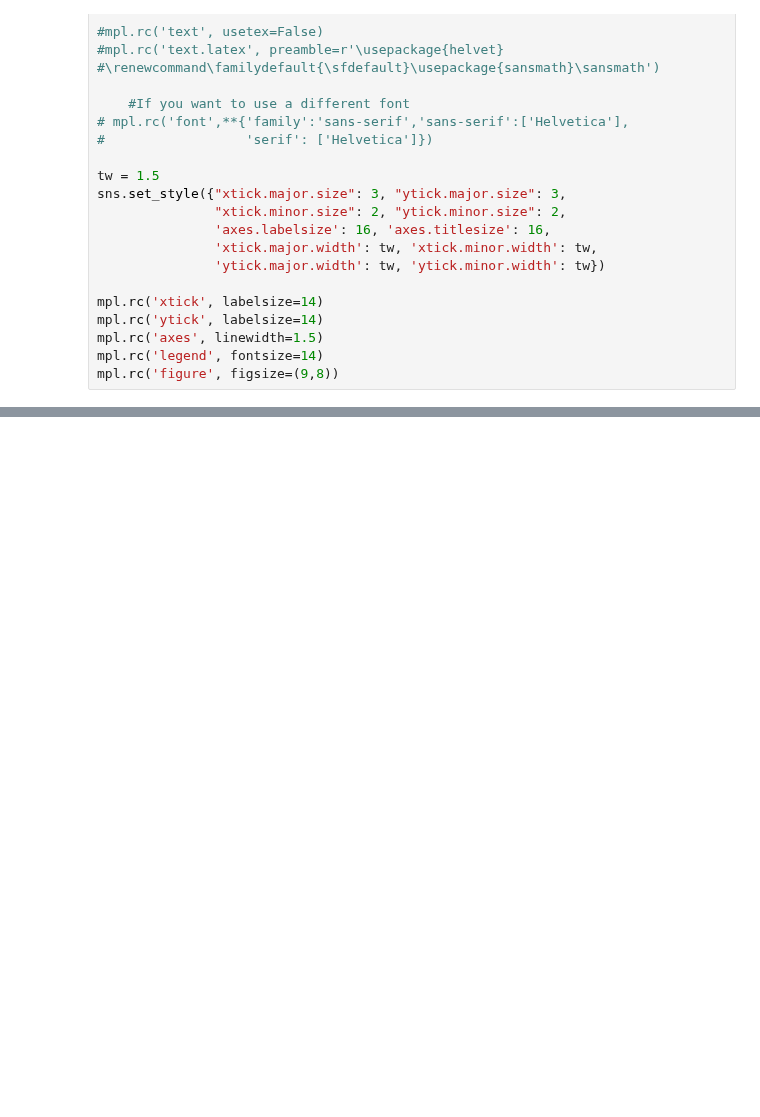
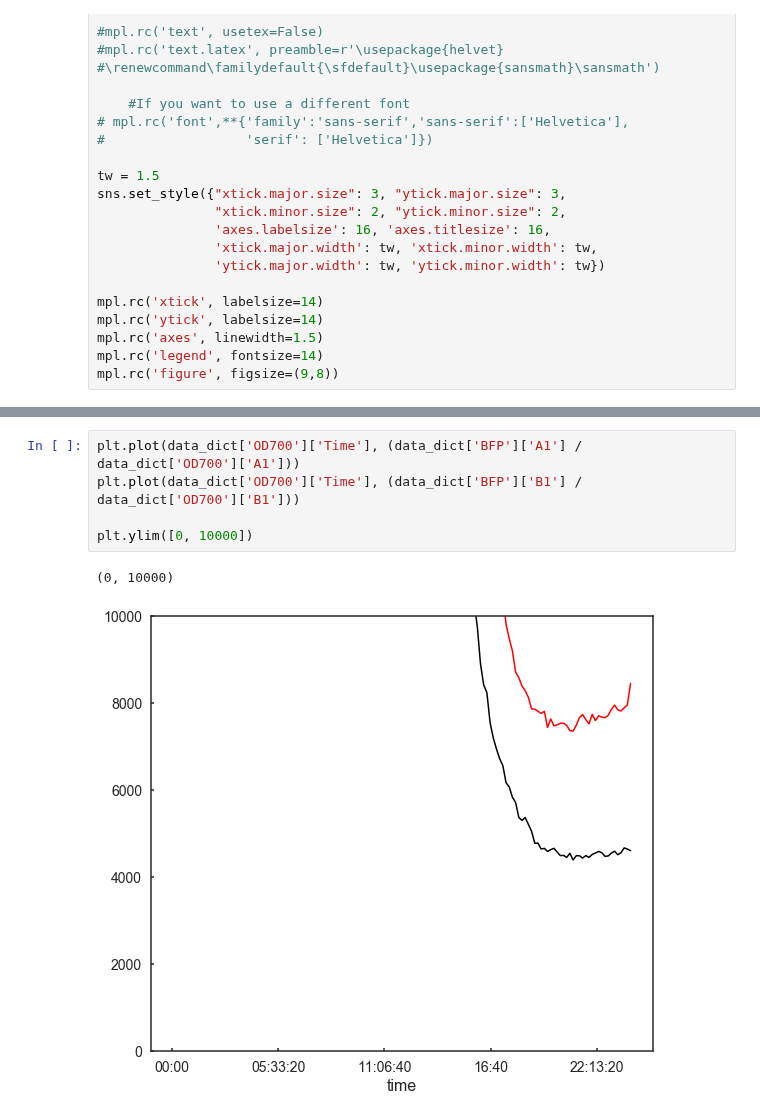
Before and after one commit to geezerbriefs/xpspython, a Jupyter notebook: analyze A=B biotek data.ipynb, the cells around one changed output, grey strips where cells are left out. Drawn from its saved outputs; the diff is of its cells as text; blank space fills up the shorter version.

```diff
--- a/analyze A=B biotek data.ipynb
+++ b/analyze A=B biotek data.ipynb
@@ -48,0 +77,8 @@ mpl.rc('figure', figsize=(9,8))
+# %%
+plt.plot(data_dict['OD700']['Time'], (data_dict['BFP']['A1'] / data_dict['OD700']['A1']))
+plt.plot(data_dict['OD700']['Time'], (data_dict['BFP']['B1'] / data_dict['OD700']['B1']))
+
+plt.ylim([0, 10000])
+# %% [output]
+(0, 10000)
+[figure, added]
```
Also changed, not shown: parts of 10 cells of this notebook.
